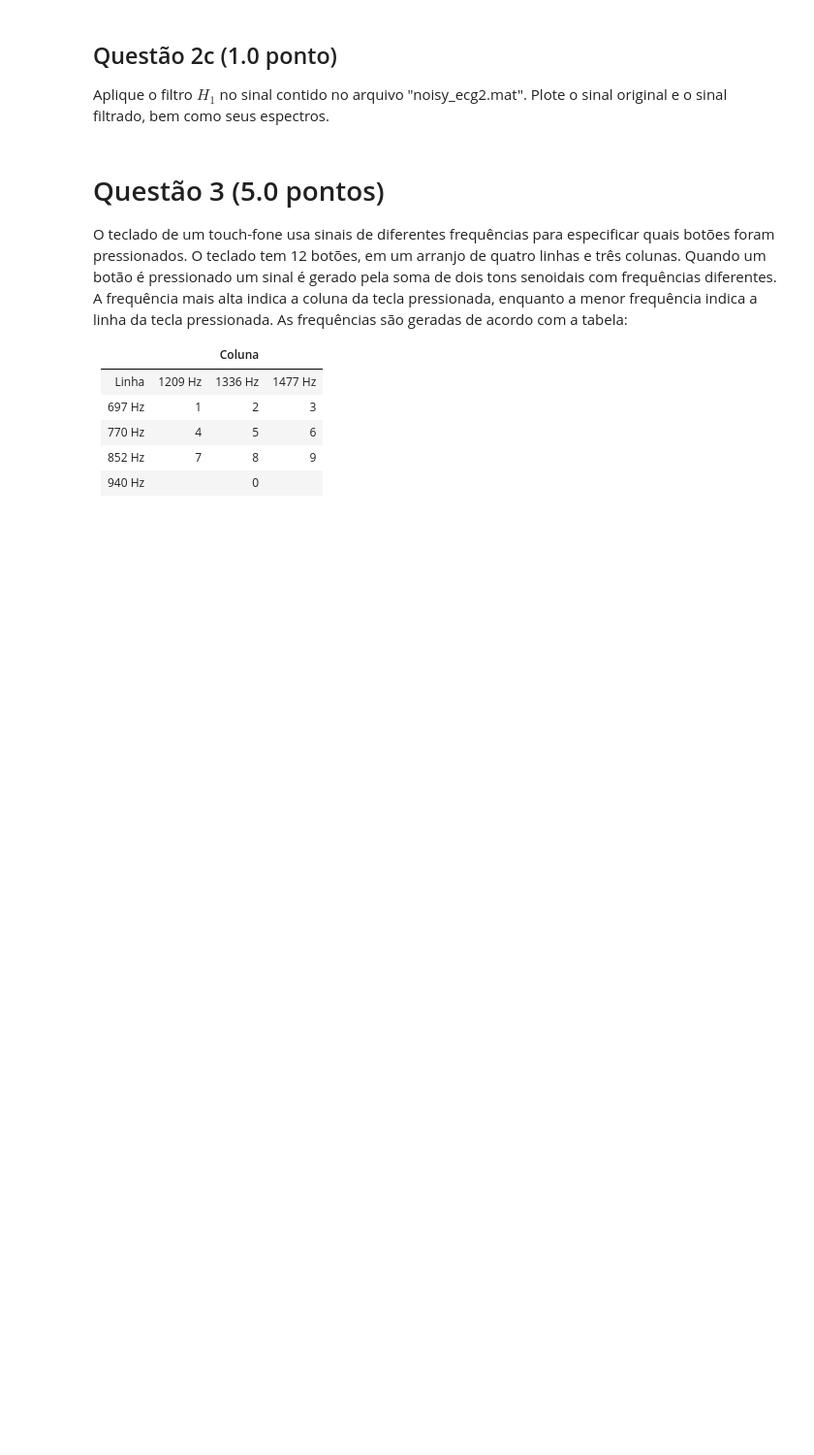
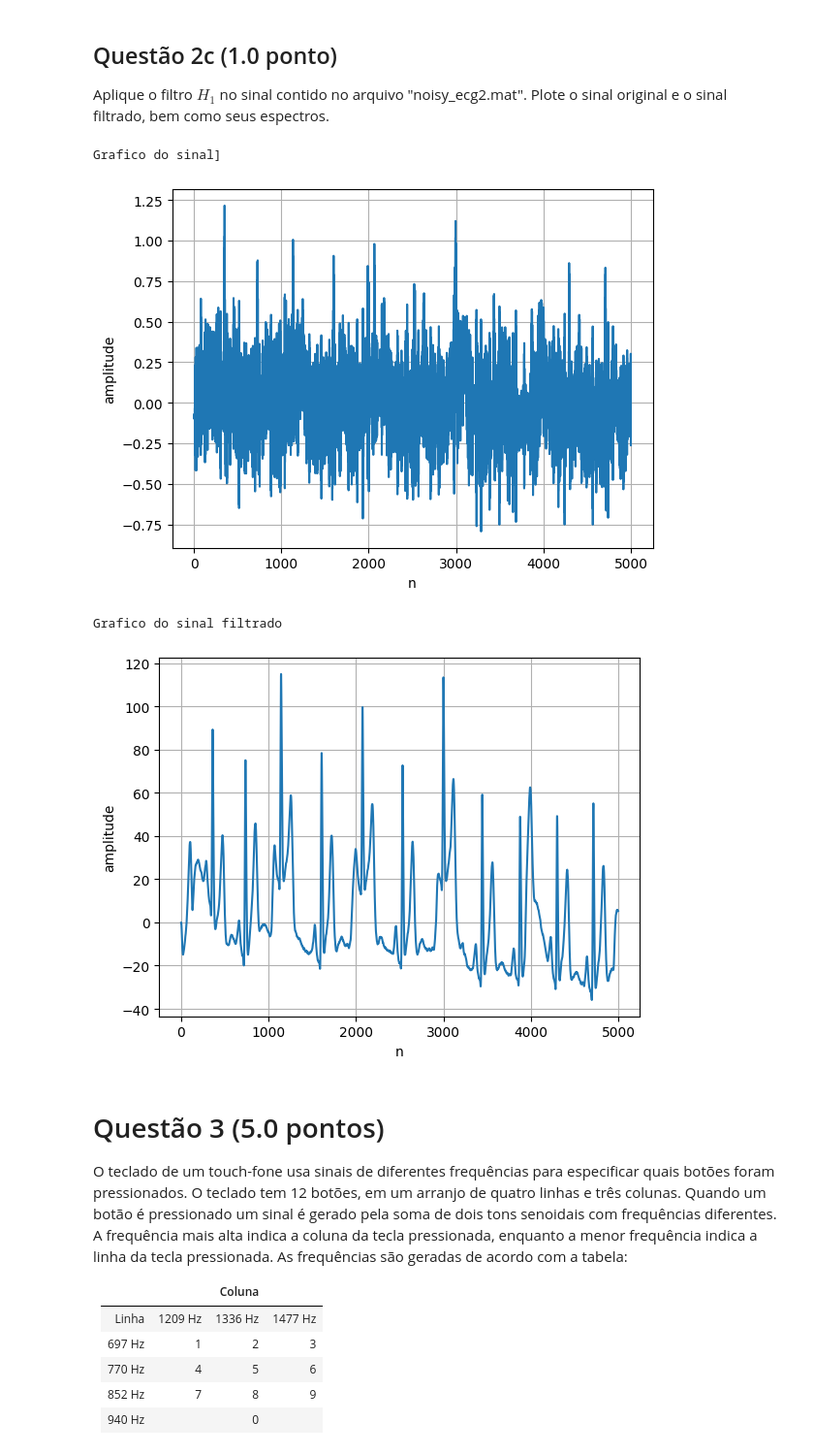
Before and after one commit to CristianoCTS/SSTD, a Jupyter notebook: Projeto-3/211028050-projeto3.ipynb, the cells around one changed output. Shown at 97% size. Saved outputs shown, nothing was run; the diff lists cells and outputs as text; code cells hidden in the pictures; blank space fills up the shorter version.

```diff
--- a/Projeto-3/211028050-projeto3.ipynb
+++ b/Projeto-3/211028050-projeto3.ipynb
@@ -248,3 +286,24 @@ sinal = sp.io.loadmat('noisy_ecg_data_2.mat')['noisy_ecg2'].ravel()
+# %%
+sinal = sp.io.loadmat('noisy_ecg_data_2.mat')['noisy_ecg2'].ravel()
+
+print("Grafico do sinal]")
+plt.plot(sinal)
+plt.xlabel("n")
+plt.ylabel("amplitude")
+plt.grid()
+plt.show()
+
+print("Grafico do sinal filtrado")
+plt.plot(filtro(((sinal))))
+plt.xlabel("n")
+plt.ylabel("amplitude")
+plt.grid()
+plt.show()
+# %% [output]
+Grafico do sinal]
+[figure, added]
+Grafico do sinal filtrado
+[figure, added]
 # %% [markdown]
 # Questão 3 (5.0 pontos)
 
```
Also changed, not shown: parts of 6 cells of this notebook.
